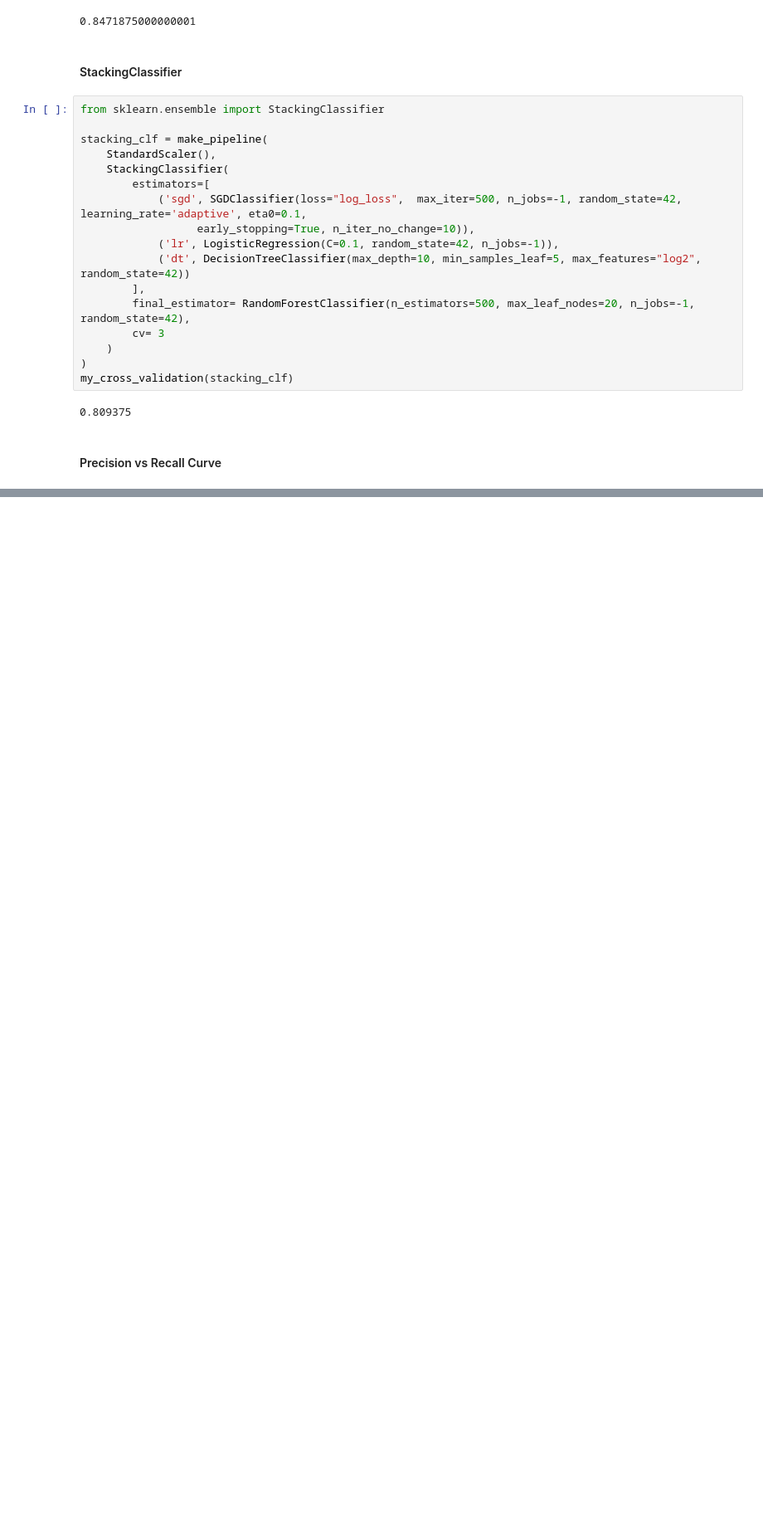
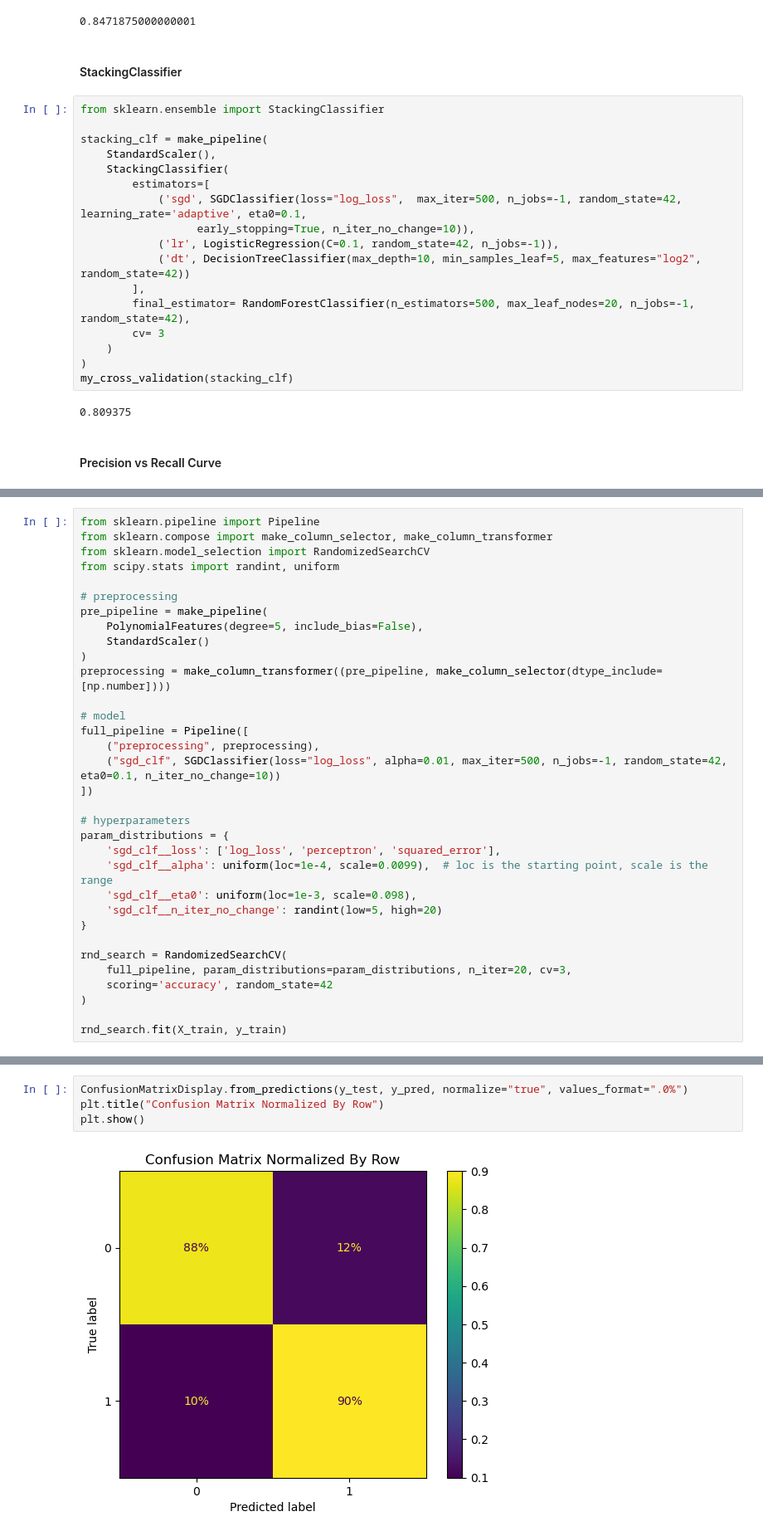
Before and after one commit to mirzaaa101/Apple-Quality-Classifier, a Jupyter notebook: AppleQualityClassifier.ipynb, the cells around one changed output, grey strips where cells are left out. Shown: that part at 83% size. Cells and saved outputs as stored; diff of their text form; blank space fills up the shorter version.

```diff
--- a/AppleQualityClassifier.ipynb
+++ b/AppleQualityClassifier.ipynb
@@ -410,0 +442,33 @@ my_precision_vs_recall_curves(clfs, clf_labels)
+# %%
+from sklearn.pipeline import Pipeline
+from sklearn.compose import make_column_selector, make_column_transformer
+from sklearn.model_selection import RandomizedSearchCV
+from scipy.stats import randint, uniform
+
+# preprocessing
+pre_pipeline = make_pipeline(
+    PolynomialFeatures(degree=5, include_bias=False),
+    StandardScaler()
+)
+preprocessing = make_column_transformer((pre_pipeline, make_column_selector(dtype_include=[np.number])))
+
+# model
+full_pipeline = Pipeline([
+    ("preprocessing", preprocessing),
+    ("sgd_clf", SGDClassifier(loss="log_loss", alpha=0.01, max_iter=500, n_jobs=-1, random_state=42, eta0=0.1, n_iter_no_change=10))
+])
+
+# hyperparameters
+param_distributions = {
+    'sgd_clf__loss': ['log_loss', 'perceptron', 'squared_error'],
+    'sgd_clf__alpha': uniform(loc=1e-4, scale=0.0099),  # loc is the starting point, scale is the range
+    'sgd_clf__eta0': uniform(loc=1e-3, scale=0.098),
+    'sgd_clf__n_iter_no_change': randint(low=5, high=20)
+}
+
+rnd_search = RandomizedSearchCV(
+    full_pipeline, param_distributions=param_distributions, n_iter=20, cv=3,
+    scoring='accuracy', random_state=42
+)
+
+rnd_search.fit(X_train, y_train)
@@ -410,0 +554,6 @@ my_precision_vs_recall_curves(clfs, clf_labels)
+# %%
+ConfusionMatrixDisplay.from_predictions(y_test, y_pred, normalize="true", values_format=".0%")
+plt.title("Confusion Matrix Normalized By Row")
+plt.show()
+# %% [output]
+[figure, added]
```
Also changed, not shown: parts of 19 cells of this notebook, 1 other file.
